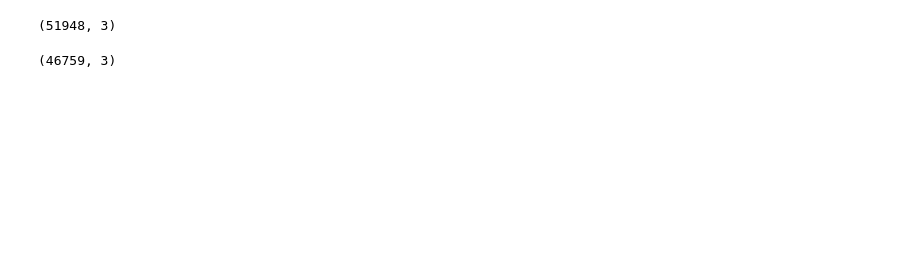
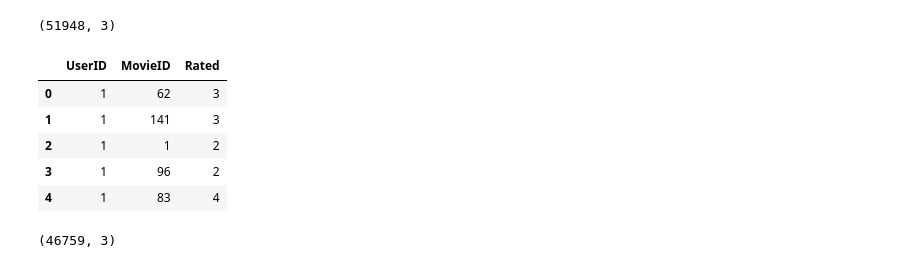
Before and after one commit to mudit9/precog, a Jupyter notebook: movieData.ipynb, the cells around one changed output. Saved outputs shown, nothing was run; the diff lists cells and outputs as text; code cells hidden in the pictures; blank space fills up the shorter version.

```diff
--- a/movieData.ipynb
+++ b/movieData.ipynb
@@ -112,6 +133,15 @@ for i in range(1,1000):
 df2.shape
 # %% [output]
 (51948, 3)
+# %%
+df2.head(5)
+# %% [output]
+|  | UserID | MovieID | Rated |
+| 0 | 1 | 62 | 3 |
+| 1 | 1 | 141 | 3 |
+| 2 | 1 | 1 | 2 |
+| 3 | 1 | 96 | 2 |
+| 4 | 1 | 83 | 4 |
 # %%
 maxes = df2.groupby(['UserID', 'MovieID']).Rated.transform(max)
 df2 = df2.loc[df2.Rated == maxes]
```
Also changed, not shown: parts of 4 cells of this notebook, 16 other files.
